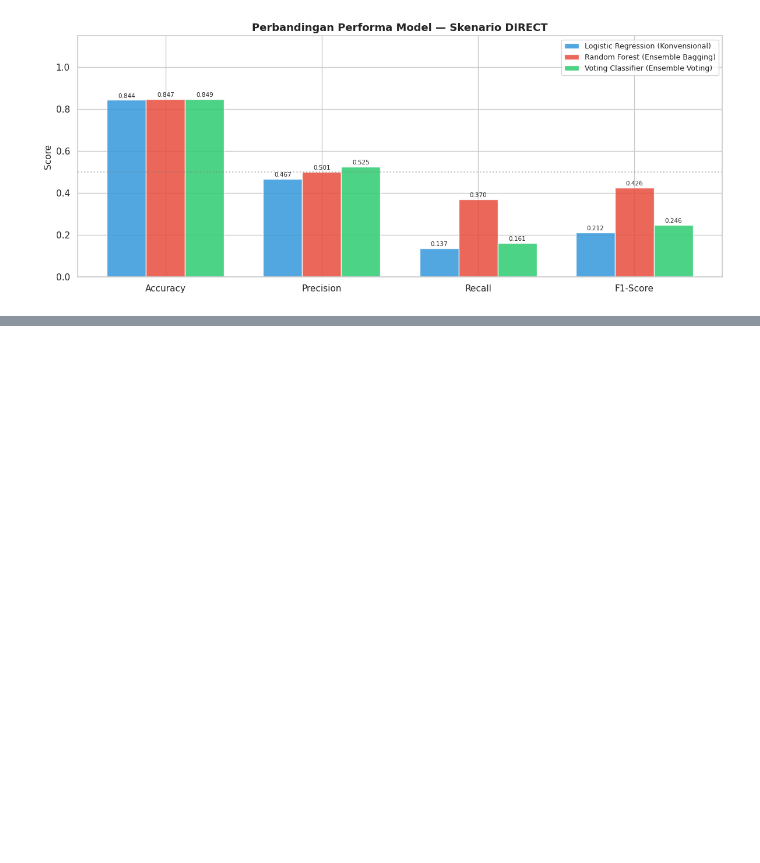
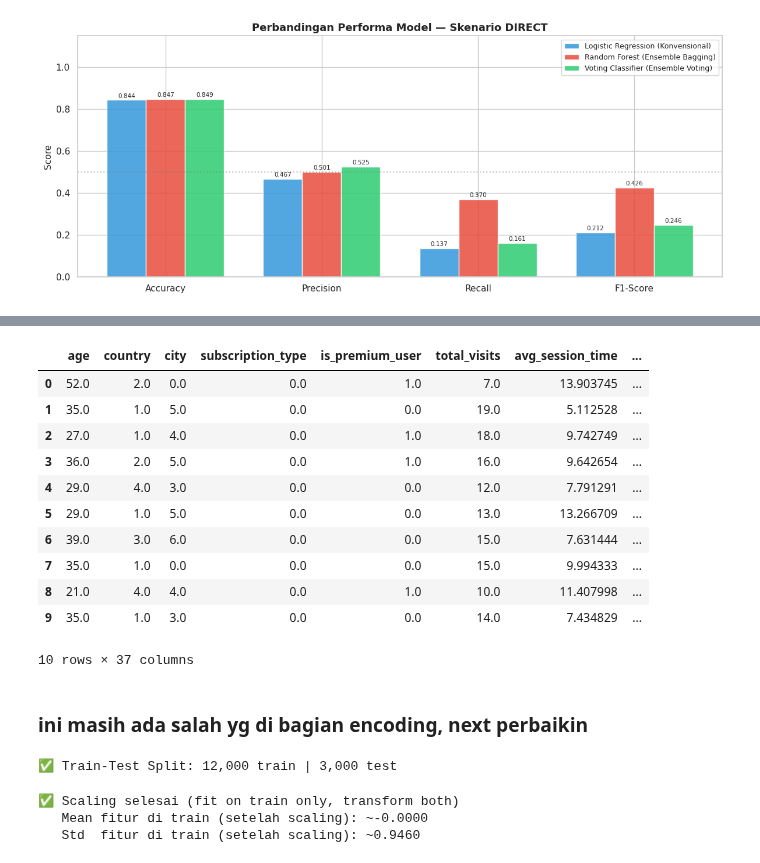
Before and after one commit to Taqi05/ChurnPrediction, a Jupyter notebook: UAS_Progress_Bengkod.ipynb, the cells around one changed output, grey strips where cells are left out. Drawn from its saved outputs; the diff is of its cells as text; code cells hidden in the pictures; blank space fills up the shorter version.

```diff
--- a/UAS_Progress_Bengkod.ipynb
+++ b/UAS_Progress_Bengkod.ipynb
@@ -681,0 +863,44 @@ Voting Classifier (Ensemble Voting)  0.849000   0.524823 0.160870 0.246256
+# %%
+X_encoded.head(10)
+# %% [output]
+|  | age | country | city | subscription_type | is_premium_user | total_visits | avg_session_time | ... |
+| 0 | 52.0 | 2.0 | 0.0 | 0.0 | 1.0 | 7.0 | 13.903745 | ... |
+| 1 | 35.0 | 1.0 | 5.0 | 0.0 | 0.0 | 19.0 | 5.112528 | ... |
+| 2 | 27.0 | 1.0 | 4.0 | 0.0 | 1.0 | 18.0 | 9.742749 | ... |
+| 3 | 36.0 | 2.0 | 5.0 | 0.0 | 1.0 | 16.0 | 9.642654 | ... |
+| 4 | 29.0 | 4.0 | 3.0 | 0.0 | 0.0 | 12.0 | 7.791291 | ... |
+| 5 | 29.0 | 1.0 | 5.0 | 0.0 | 0.0 | 13.0 | 13.266709 | ... |
+| 6 | 39.0 | 3.0 | 6.0 | 0.0 | 0.0 | 15.0 | 7.631444 | ... |
+| 7 | 35.0 | 1.0 | 0.0 | 0.0 | 0.0 | 15.0 | 9.994333 | ... |
+| 8 | 21.0 | 4.0 | 4.0 | 0.0 | 1.0 | 10.0 | 11.407998 | ... |
+| 9 | 35.0 | 1.0 | 3.0 | 0.0 | 0.0 | 14.0 | 7.434829 | ... |
+10 rows × 37 columns
+# %% [markdown]
+### **ini masih ada salah yg di bagian encoding, next perbaikin**
+# %%
+X_train_pp, X_test_pp, y_train_pp, y_test_pp = train_test_split(
+    X_encoded, y_temp,
+    test_size=0.2,
+    random_state=42,
+    stratify=y_temp
+)
+
+print(f'Train-Test Split: {X_train_pp.shape[0]:,} train | {X_test_pp.shape[0]:,} test')
+# %% [output]
+✅ Train-Test Split: 12,000 train | 3,000 test
+# %%
+scaler = StandardScaler()
+X_train_scaled = scaler.fit_transform(X_train_pp)   # fit + transform
+X_test_scaled  = scaler.transform(X_test_pp)         # hanya transform!
+
+# Konversi kembali ke DataFrame untuk kemudahan
+X_train_scaled = pd.DataFrame(X_train_scaled, columns=X_encoded.columns)
+X_test_scaled  = pd.DataFrame(X_test_scaled,  columns=X_encoded.columns)
+
+print('Scaling selesai (fit on train only, transform both)')
+print(f'   Mean fitur di train (setelah scaling): ~{X_train_scaled.mean().mean():.4f}')
+print(f'   Std  fitur di train (setelah scaling): ~{X_train_scaled.std().mean():.4f}')
+# %% [output]
+✅ Scaling selesai (fit on train only, transform both)
+   Mean fitur di train (setelah scaling): ~-0.0000
+   Std  fitur di train (setelah scaling): ~0.9460
```
Also changed, not shown: parts of 17 cells of this notebook.
